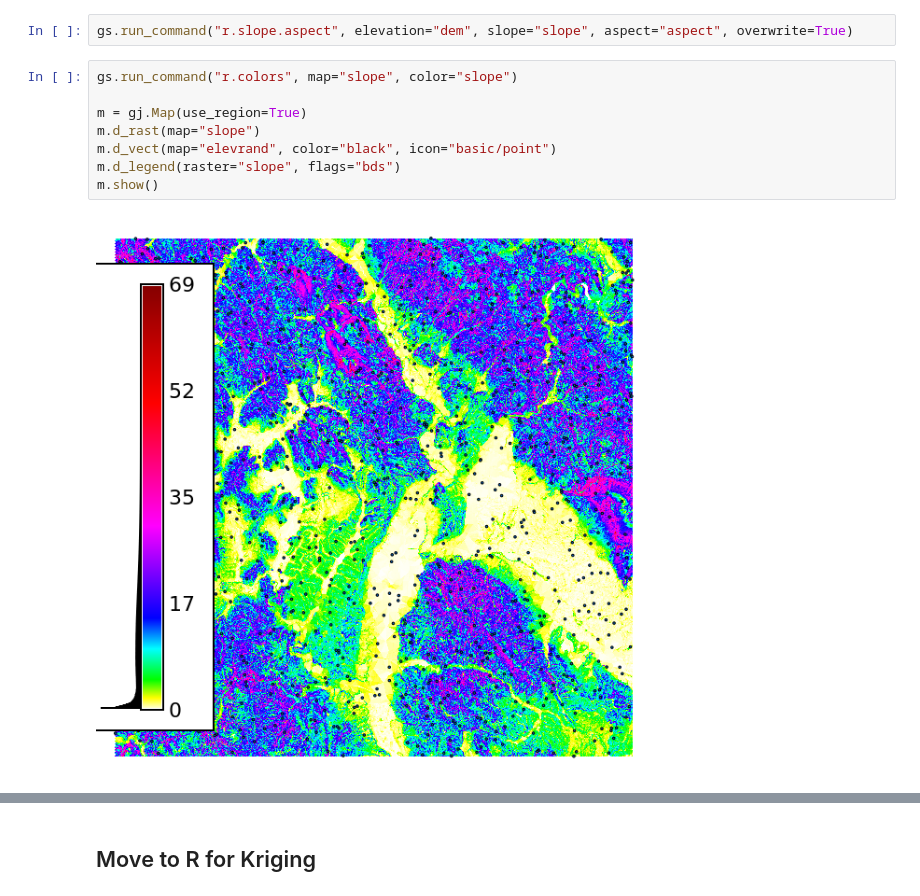
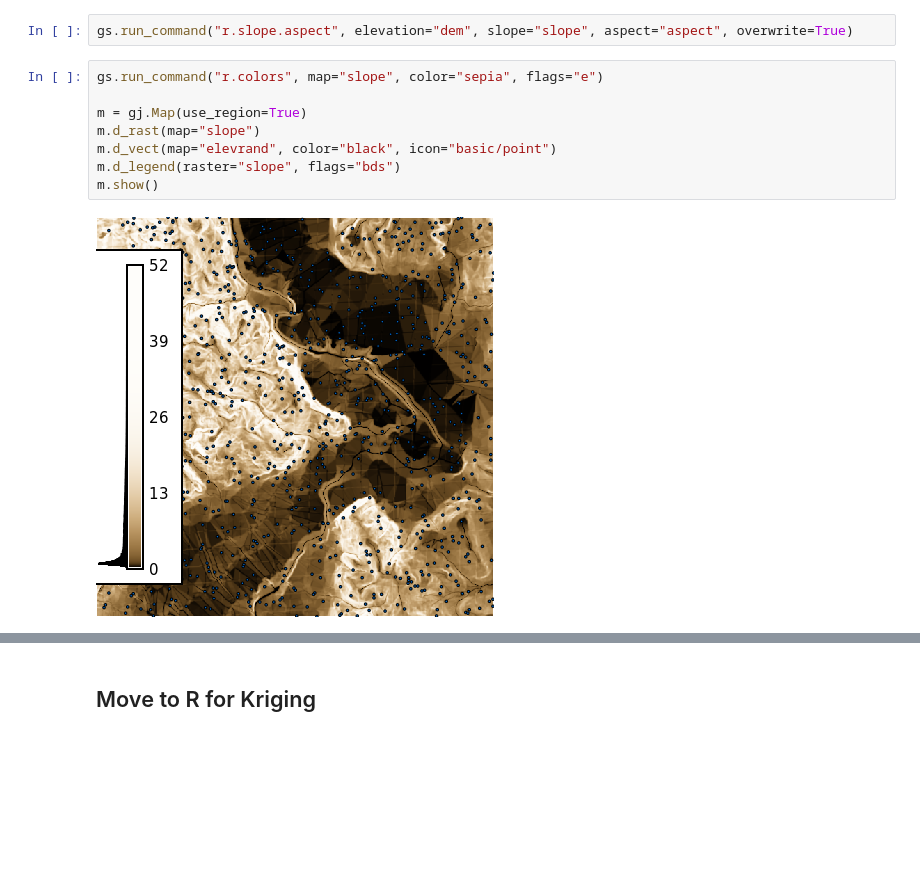
Before and after one commit to ncsu-geoforall-lab/geomorphometry2025_workshop, a Jupyter notebook: geomorphometry_2025_workshop.ipynb, the cells around one changed output, grey strips where cells are left out. Saved outputs shown, nothing was run; the diff lists cells and outputs as text; blank space fills up the shorter version.

```diff
--- a/geomorphometry_2025_workshop.ipynb
+++ b/geomorphometry_2025_workshop.ipynb
@@ -295,15 +295,15 @@ m.show()
 # %%
 gs.run_command("r.slope.aspect", elevation="dem", slope="slope", aspect="aspect", overwrite=True)
 # %%
-gs.run_command("r.colors", map="slope", color="slope")
+gs.run_command("r.colors", map="slope", color="sepia", flags="e")
 
 m = gj.Map(use_region=True)
 m.d_rast(map="slope")
 m.d_vect(map="elevrand", color="black", icon="basic/point")
 m.d_legend(raster="slope", flags="bds")
 m.show()
 # %% [output]
-[figure, old version]
+[figure, new version]
 # %%
 m = gj.Map(use_region=True)
 m.d_rast(map="aspect")
```
Also changed, not shown: parts of 13 cells of this notebook, 11 other files.
